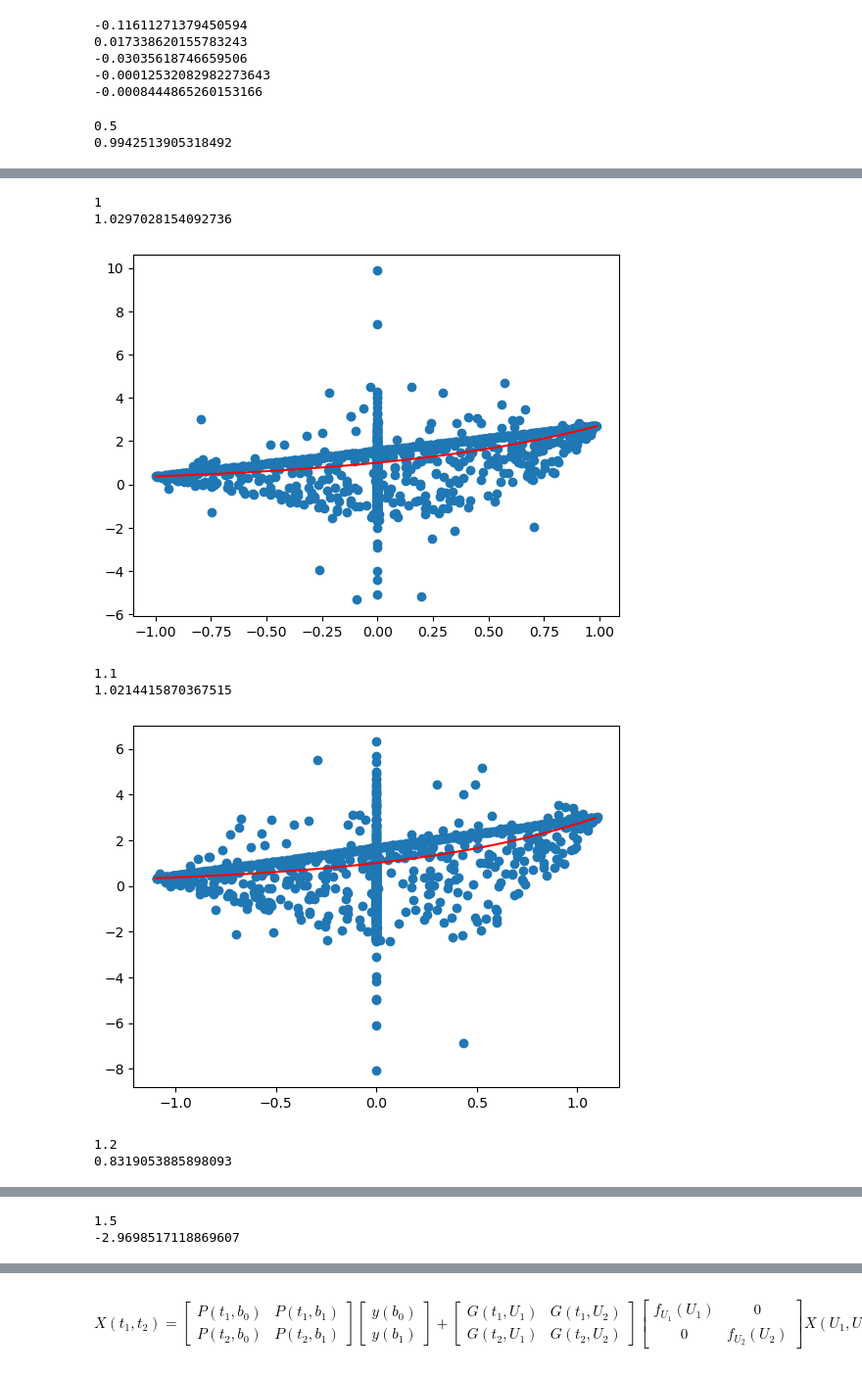
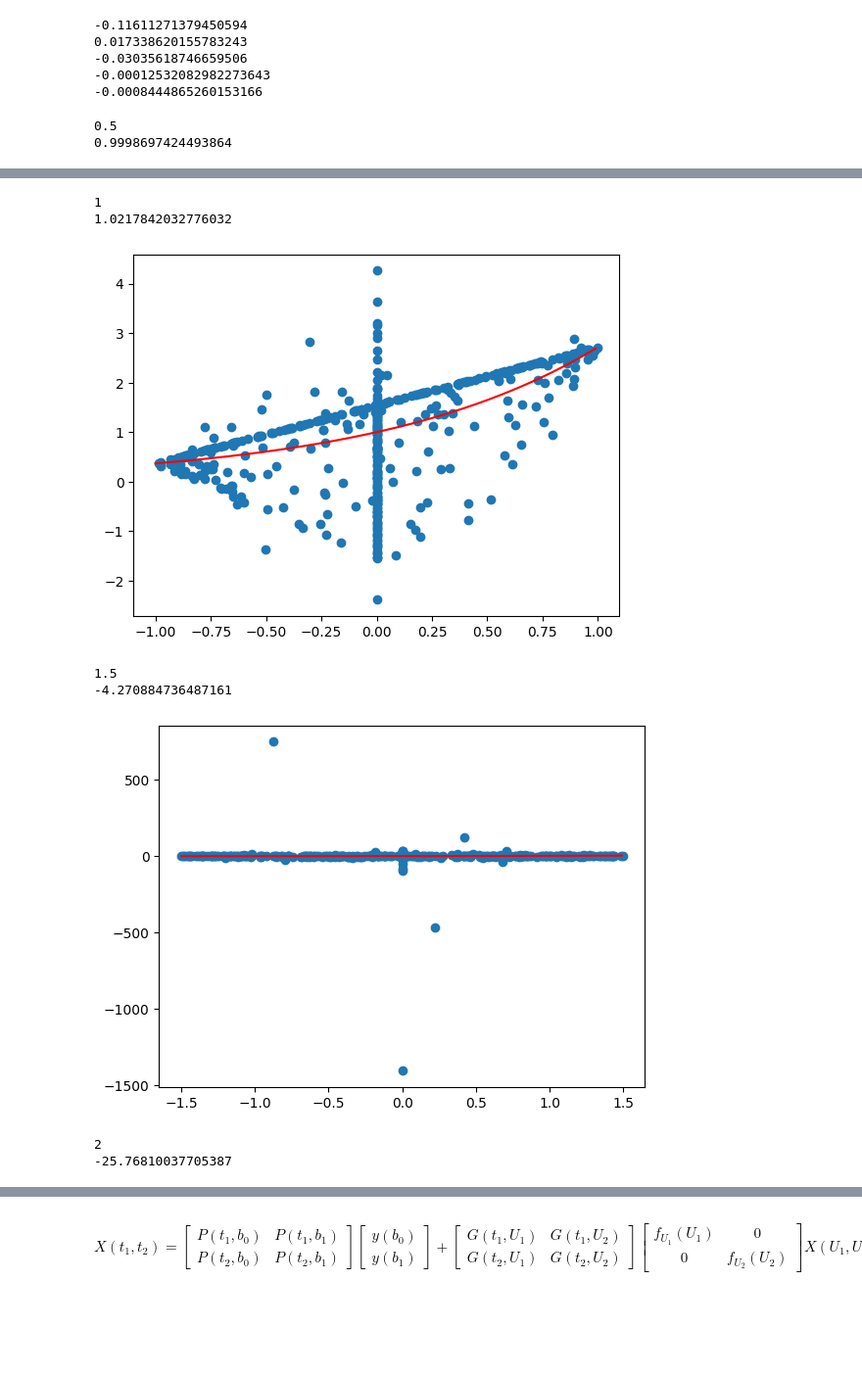
Before and after one commit to ISIPINK/masterthesis_MC_linear_ODEs, a Jupyter notebook: experiments/tests_period_6/plts main dirichlet (coupled).ipynb, the cells around one changed output, grey strips where cells are left out. Shown at 98% size. Cells and saved outputs as stored; diff of their text form; code cells hidden in the pictures; blank space fills up the shorter version.

Commit message:
redoing and separating code for plots

```diff
--- a/experiments/tests_period_6/plts main dirichlet (coupled).ipynb
+++ b/experiments/tests_period_6/plts main dirichlet (coupled).ipynb
@@ -40,7 +40,7 @@ def Pb0(t,b0,b1): return (b1-t)/(b1-b0)
 def Pb1(t,b0,b1): return (t-b0)/(b1-b0)
 def G(t,s,b0,b1): return -(b1-s)*(t-b0)/(b1-b0) if t<s else - (b1-t)*(s-b0)/(b1-b0)
 
-def pltaa(t,y0,y1,b0,b1):
+def pltaa(t,y0,y1,b0,b1,nsim):
     points = []
     def Y(t,y0,y1,b0,b1):
         sol = Pb0(t,b0,b1)*y0 + Pb1(t,b0,b1)*y1
@@ -51,16 +51,16 @@ def pltaa(t,y0,y1,b0,b1):
         points.append((t,sol))
         return sol
     def soltest(t,y0,y1,b0,b1,nsim = 10**3): return sum(Y(t,y0,y1,b0,b1) for _ in range(nsim))/nsim
-    print(soltest(t,y0,y1,b0,b1))
+    print(soltest(t,y0,y1,b0,b1,nsim))
     x,y = zip(*points)
     plt.scatter(x,y)
     ll = np.arange(b0,b1,0.01)
     plt.plot(ll,np.exp(ll),color = "red")
     plt.show()
 
-for k in [0.5,1,1.1,1.2,1.5,2]:
+for k in [0.5,1,1.5,2]:
     print(k)
-    pltaa(0,exp(-k),exp(k),-k,k)
+    pltaa(0,exp(-k),exp(k),-k,k,300)
 # %% [output]
 0.5
-0.9942513905318492
+0.9998697424493864
@@ -68,8 +68,8 @@ for k in [0.5,1,1.1,1.2,1.5,2]:
 1
-1.0297028154092736
+1.0217842032776032
-[figure, old version]
+[figure, new version]
-1.1
-1.0214415870367515
+1.5
+-4.270884736487161
-[figure, old version]
+[figure, new version]
-1.2
-0.8319053885898093
+2
+-25.76810037705387
@@ -77,2 +76,0 @@ for k in [0.5,1,1.1,1.2,1.5,2]:
-1.5
--2.9698517118869607
```
Also changed, not shown: parts of 2 cells of this notebook, 16 other files.
